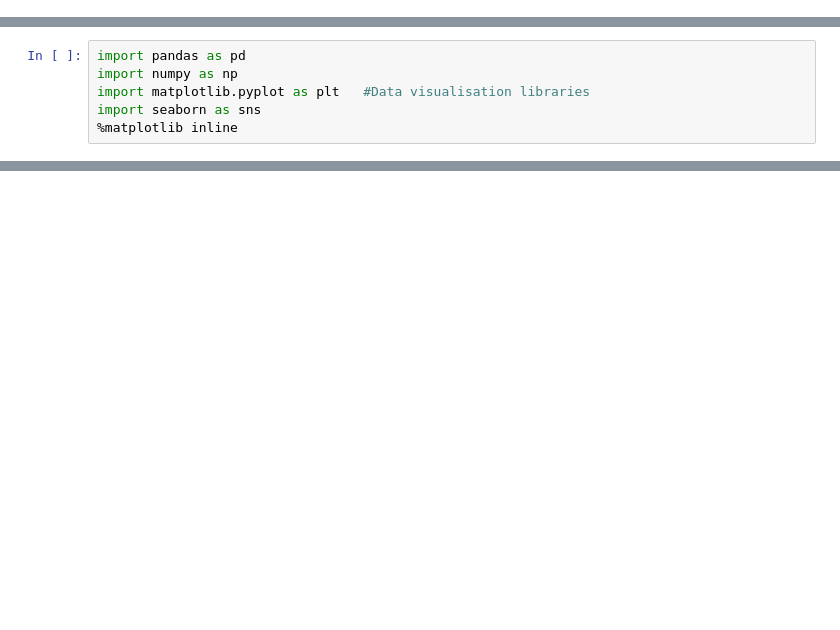
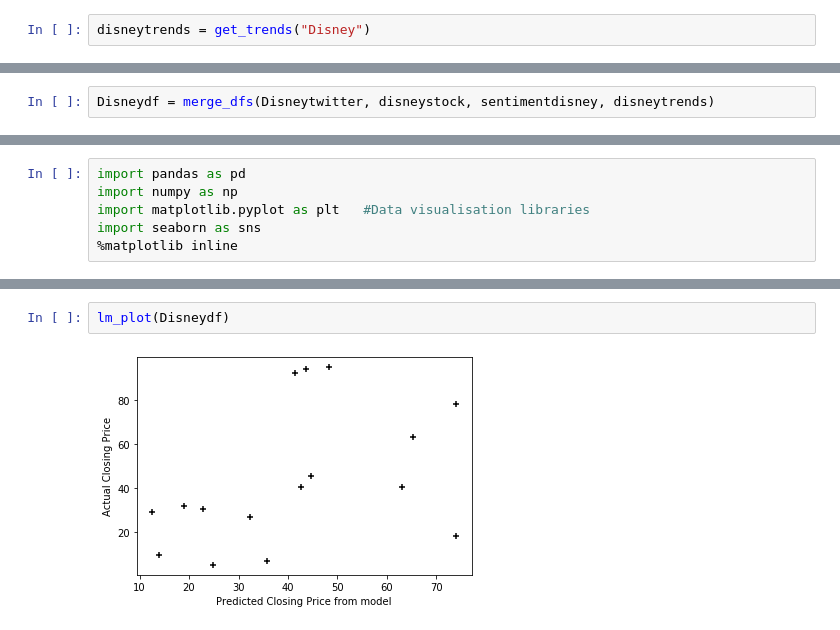
Before and after one commit to zpwenz/Project-1---Fortune-500-twitter-use, a Jupyter notebook: RegressionTwitterCompanies.ipynb, the cells around one changed output, grey strips where cells are left out. Saved outputs shown, nothing was run; the diff lists cells and outputs as text; blank space fills up the shorter version.

```diff
--- a/RegressionTwitterCompanies.ipynb
+++ b/RegressionTwitterCompanies.ipynb
@@ -248,0 +310,2 @@ total
+# %%
+disneytrends = get_trends("Disney")
@@ -248,0 +371,2 @@ total
+# %%
+Disneydf = merge_dfs(Disneytwitter, disneystock, sentimentdisney, disneytrends)
@@ -303,0 +466,4 @@ Warnings:
+# %%
+lm_plot(Disneydf)
+# %% [output]
+[figure, added]
```
Also changed, not shown: parts of 94 cells of this notebook.
